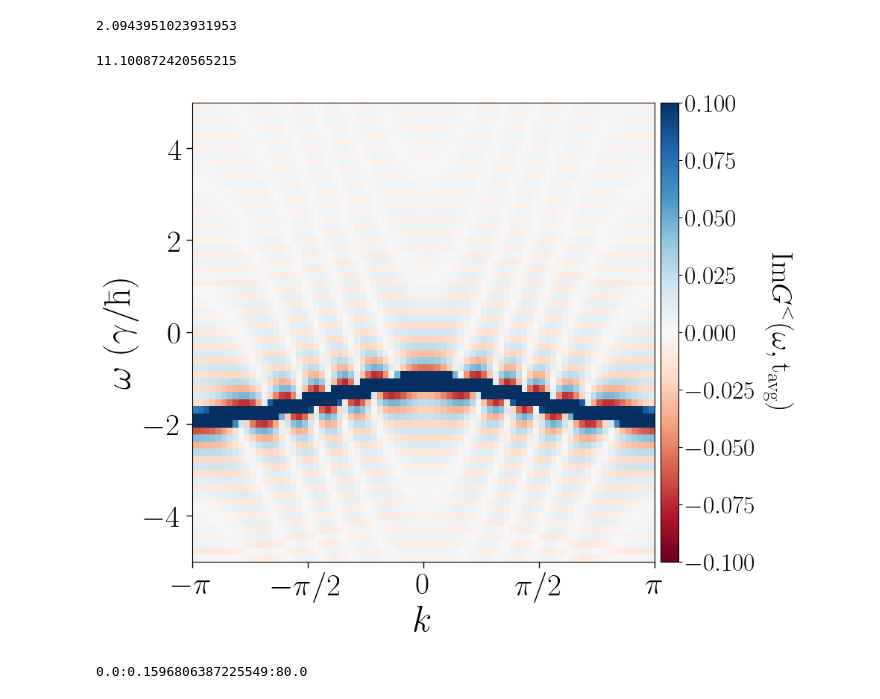
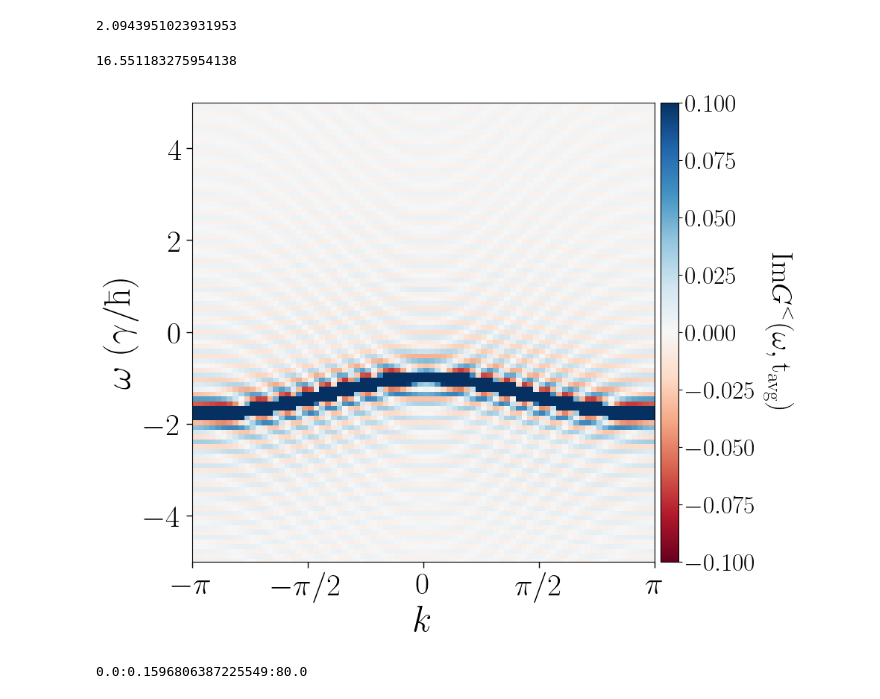
Before and after one commit to Jalil199/KBE-DrivenElectrons, a Jupyter notebook: main-rice_mele.ipynb, the cells around one changed output. Saved outputs shown, nothing was run; the diff lists cells and outputs as text; code cells hidden in the pictures.

```diff
--- a/main-rice_mele.ipynb
+++ b/main-rice_mele.ipynb
@@ -941,39 +955,39 @@ datats["sol"].t[130]
 fig,axs=plt.subplots(1,1,figsize=(8,8))
 
 fs = 30
-t_avg = 50#360
+t_avg = 130#360
 t_avg_sol = ts[t_avg]
 
 println(t_avg_sol)
 
 cmap = plt.get_cmap("RdBu", 3024)
 
 datt = imag.(transpose(GL_Wigner_tensor[:,end:-1:1,t_avg])/(40))
 
 t1x = -pi
 t2x = pi
 t1y = ωs[1]
 t2y = ωs[end]
 #plt.ylim(-10,10)
 
 img = axs.imshow(datt, aspect="auto", cmap=cmap, extent=[t1x,t2x,t1y,t2y], vmin=-0.1, vmax=0.1)
 
 axs.set_xlabel(raw"$k$", fontsize=fs+5)
 axs.set_ylabel(raw"$\mathrm{\omega \; (\gamma/\hbar) }$", fontsize=fs+5)
 axs.tick_params(axis="both", which="both", labelsize=fs, direction="out", length=6, width=1)
 axs.ticklabel_format(axis="y", style="sci", scilimits=(-1, 2), useMathText=true)
 axs.yaxis.offsetText.set_fontsize(fs)
 xticks([-π, -π/2, 0, π/2, π], [L"-\pi", L"-\pi/2", L"0", L"\pi/2", L"\pi"])
 #plt.plot(ks, ϵ_k.(ks), color="yellow", ls="--", linewidth=2)
 plt.ylim(-5,5)
 box = axs.get_position()
 cbar_ax = fig.add_axes([box.x1 + 0.01, box.y0, 0.03, box.height])
 cbar = fig.colorbar(img, cax=cbar_ax)
 cbar.ax.tick_params(labelsize=fs-6)
 cbar.set_label(raw"$\text{Im}G^{<}\mathrm{(\omega,t_{\text{avg}})}$", fontsize=fs-2,rotation=270,labelpad=35)
 # %% [output]
-11.100872420565215
+16.551183275954138
-[figure, old version]
+[figure, new version]
 # %%
 #tavg
 # %% [output]
```
Also changed, not shown: parts of 18 cells of this notebook, 1 other file.
